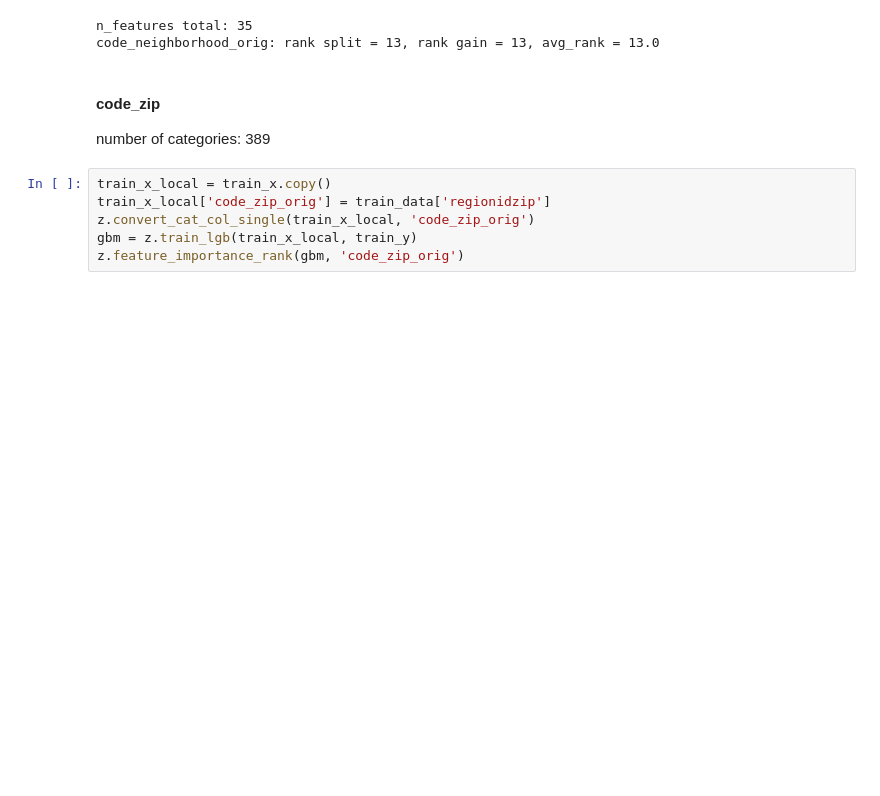
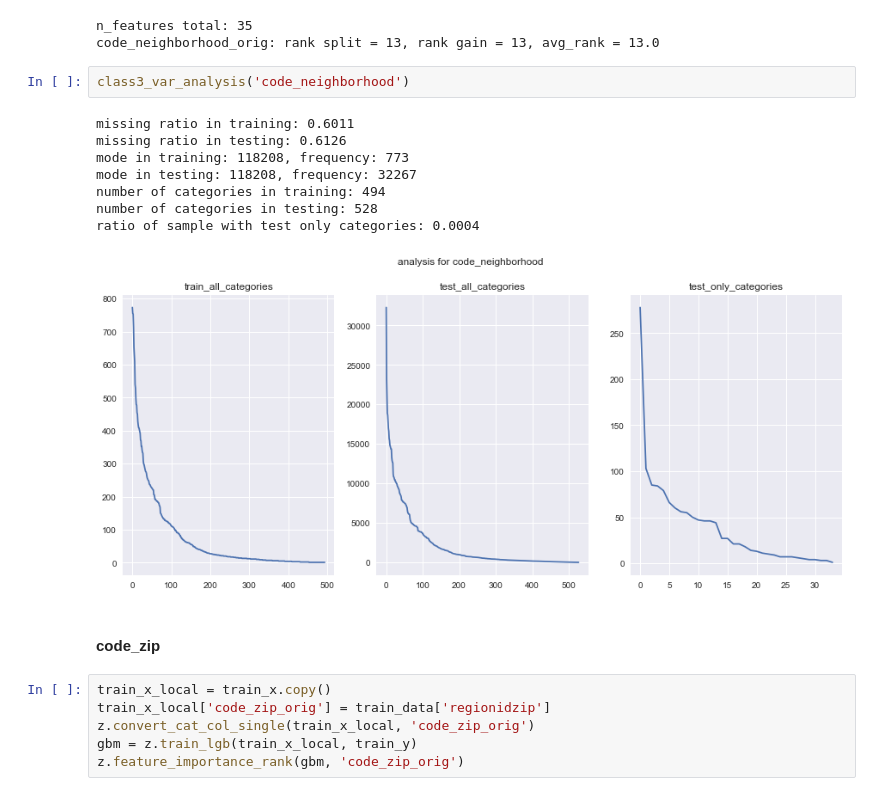
Before and after one commit to mqkh515/udacityMLND, a Jupyter notebook: projects/capstone/model_iteration.ipynb, the cells around one changed output. Drawn from its saved outputs; the diff is of its cells as text; blank space fills up the shorter version.

```diff
--- a/projects/capstone/model_iteration.ipynb
+++ b/projects/capstone/model_iteration.ipynb
@@ -706,10 +788,19 @@ z.feature_importance_rank(gbm, 'code_neighborhood_orig')
 # %% [output]
 n_features total: 35
 code_neighborhood_orig: rank split = 13, rank gain = 13, avg_rank = 13.0
+# %%
+class3_var_analysis('code_neighborhood')
+# %% [output]
+missing ratio in training: 0.6011
+missing ratio in testing: 0.6126
+mode in training: 118208, frequency: 773
+mode in testing: 118208, frequency: 32267
+number of categories in training: 494
+number of categories in testing: 528
+ratio of sample with test only categories: 0.0004
+[figure, added]
 # %% [markdown]
 #### code_zip
-
-number of categories: 389
 # %%
 train_x_local = train_x.copy()
 train_x_local['code_zip_orig'] = train_data['regionidzip']
```
Also changed, not shown: parts of 16 cells of this notebook, 1 other file.
